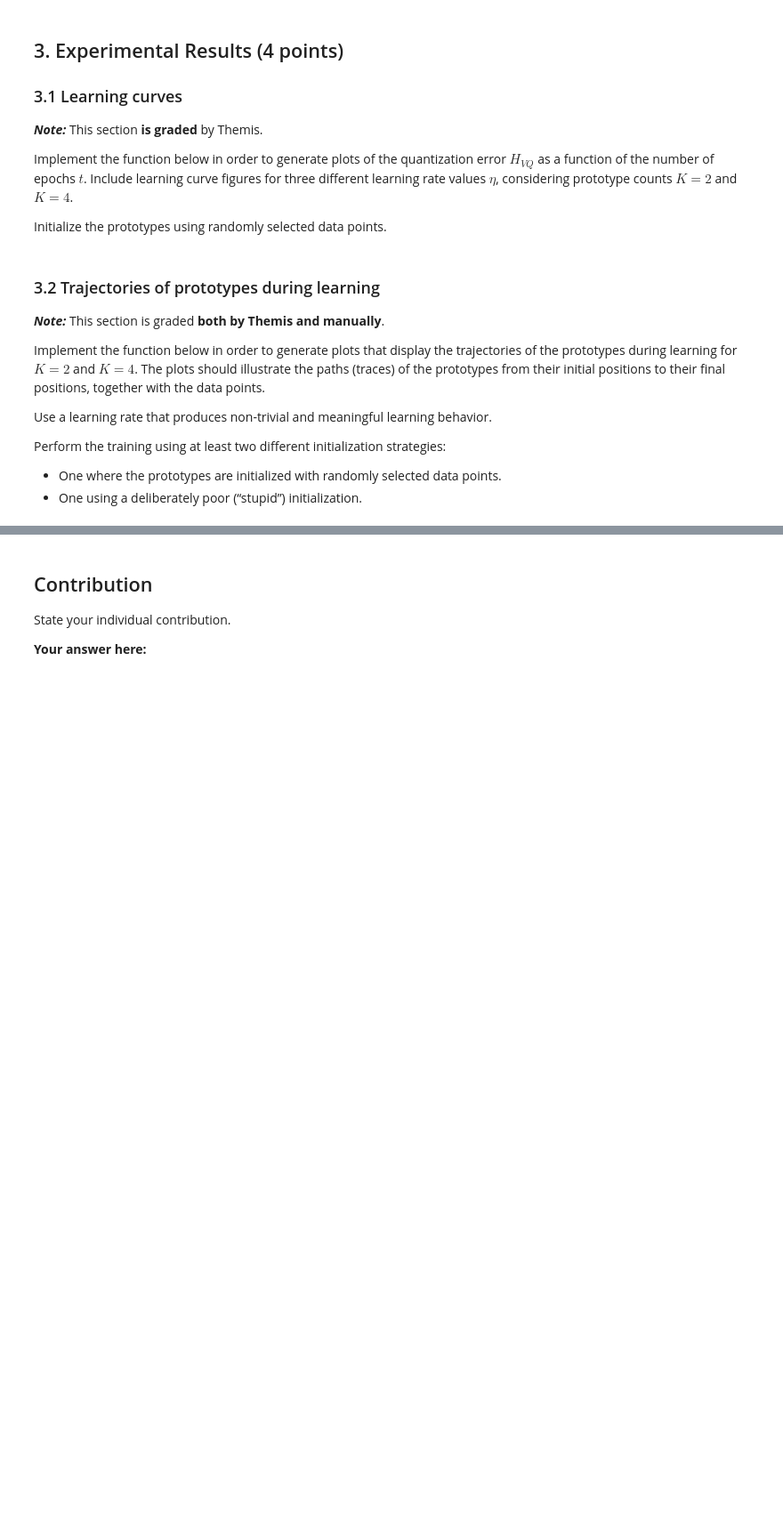
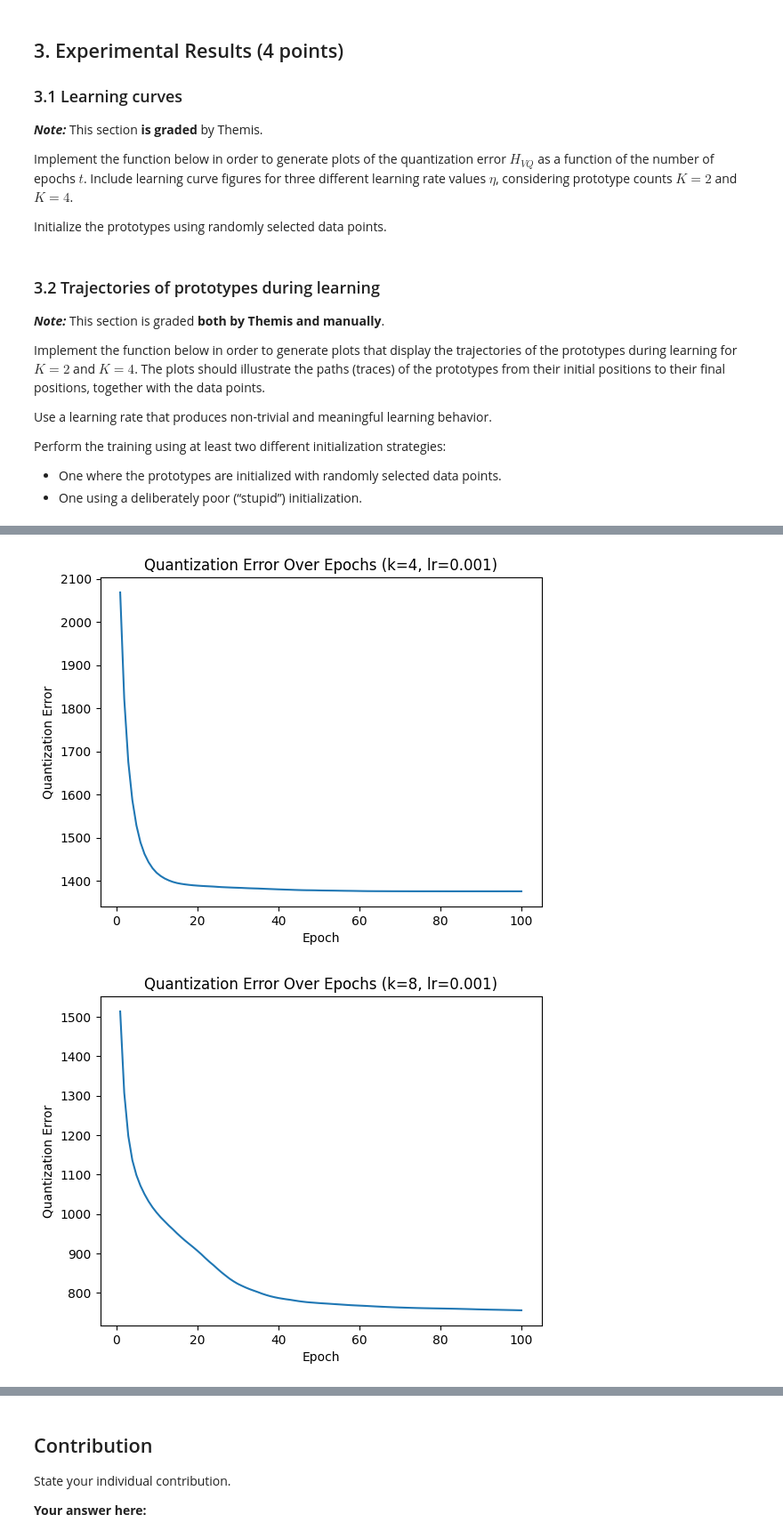
Before and after one commit to HSdeH/ml, a Jupyter notebook: a3/a3.ipynb, the cells around one changed output, grey strips where cells are left out. Shown at 89% size. Drawn from its saved outputs; the diff is of its cells as text; code cells hidden in the pictures; blank space fills up the shorter version.

```diff
--- a/a3/a3.ipynb
+++ b/a3/a3.ipynb
@@ -233,0 +269,8 @@ Discuss your observations on the obtained results, in particular with respect to
+# %%
+np.random.seed(0) # just for reproducibility...
+plot_quantization_error(data, 4, 0.001, 100)
+plot_quantization_error(data, 8, 0.001, 100)
+plot_quantization_error(data, 16, 0.001, 100)
+# %% [output]
+[figure, added]
+[figure, added]
```
Also changed, not shown: parts of 5 cells of this notebook.
